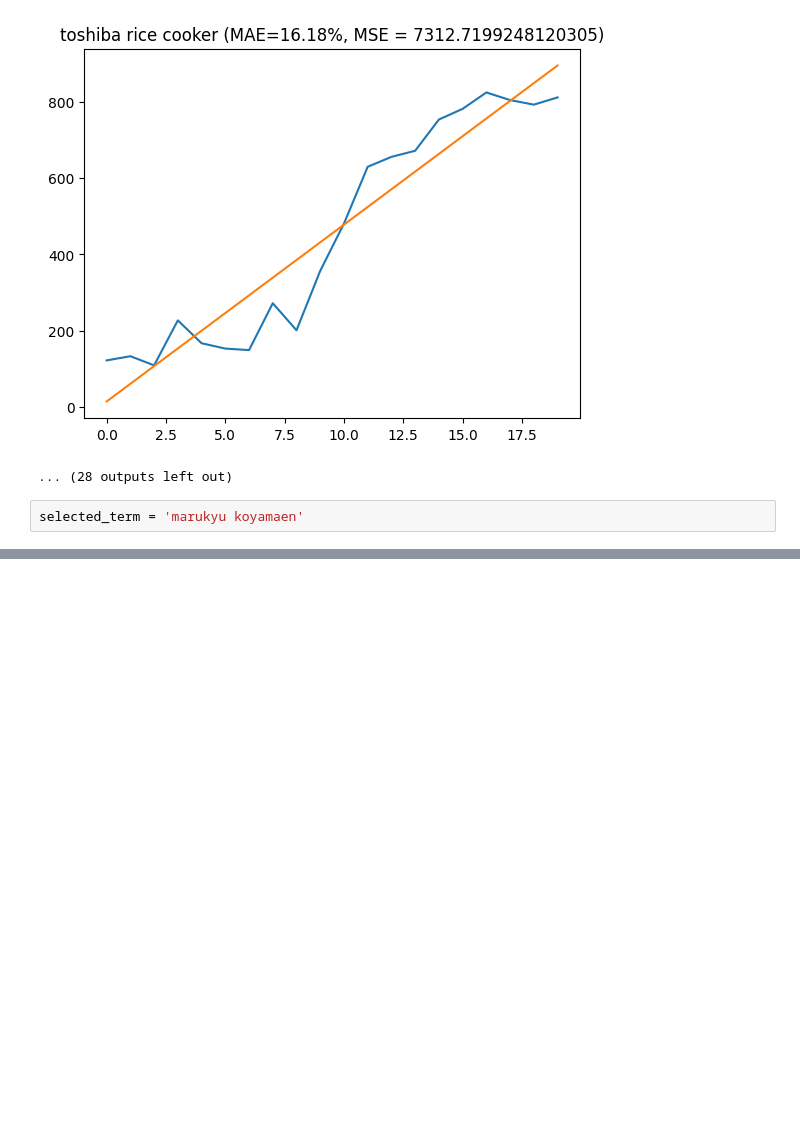
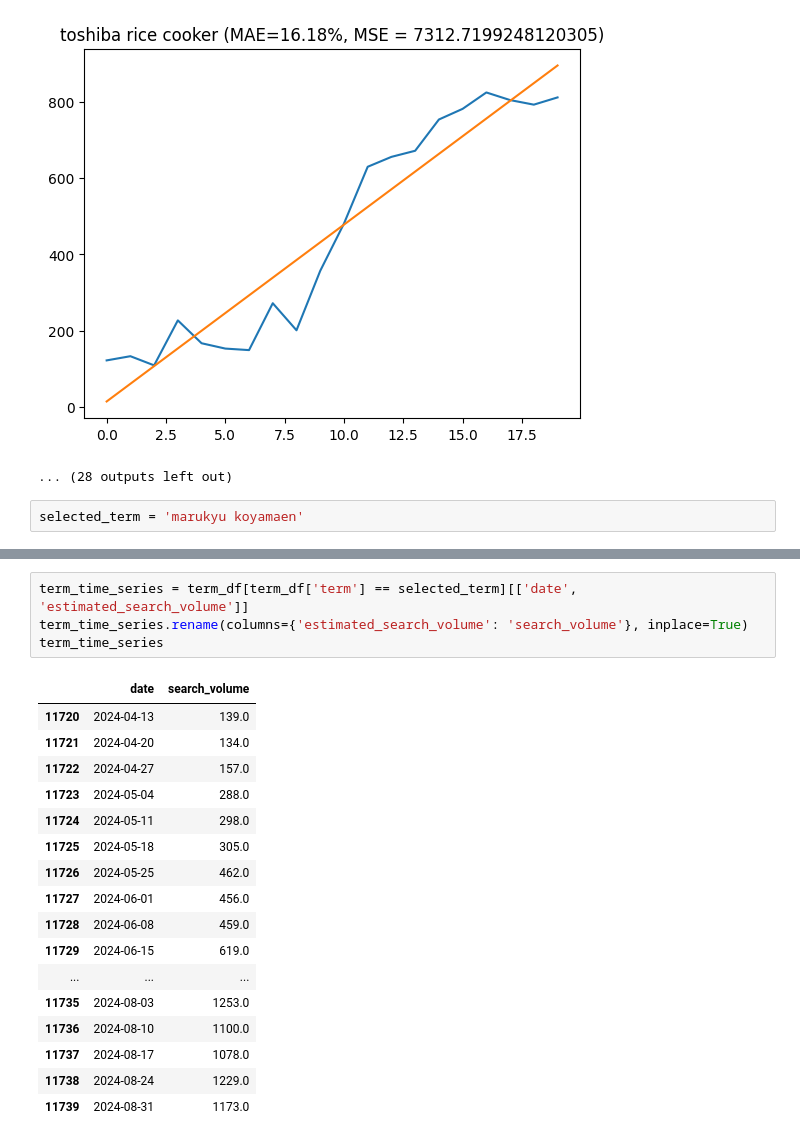
Before and after one commit to TomasDavidYe/ai-tinkerers-prague-demo, a Jupyter notebook: demo_notebook.ipynb, the cells around one changed output, grey strips where cells are left out. Saved outputs shown, nothing was run; the diff lists cells and outputs as text; blank space fills up the shorter version.

```diff
--- a/demo_notebook.ipynb
+++ b/demo_notebook.ipynb
@@ -207,0 +219,22 @@ selected_term = 'marukyu koyamaen'
+# %%
+term_time_series = term_df[term_df['term'] == selected_term][['date', 'estimated_search_volume']]
+term_time_series.rename(columns={'estimated_search_volume': 'search_volume'}, inplace=True)
+term_time_series
+# %% [output]
+|  | date | search_volume |
+| 11720 | 2024-04-13 | 139.0 |
+| 11721 | 2024-04-20 | 134.0 |
+| 11722 | 2024-04-27 | 157.0 |
+| 11723 | 2024-05-04 | 288.0 |
+| 11724 | 2024-05-11 | 298.0 |
+| 11725 | 2024-05-18 | 305.0 |
+| 11726 | 2024-05-25 | 462.0 |
+| 11727 | 2024-06-01 | 456.0 |
+| 11728 | 2024-06-08 | 459.0 |
+| 11729 | 2024-06-15 | 619.0 |
+| ... | ... | ... |
+| 11735 | 2024-08-03 | 1253.0 |
+| 11736 | 2024-08-10 | 1100.0 |
+| 11737 | 2024-08-17 | 1078.0 |
+| 11738 | 2024-08-24 | 1229.0 |
+| 11739 | 2024-08-31 | 1173.0 |
```
Also changed, not shown: parts of 4 cells of this notebook, 1 other file.
